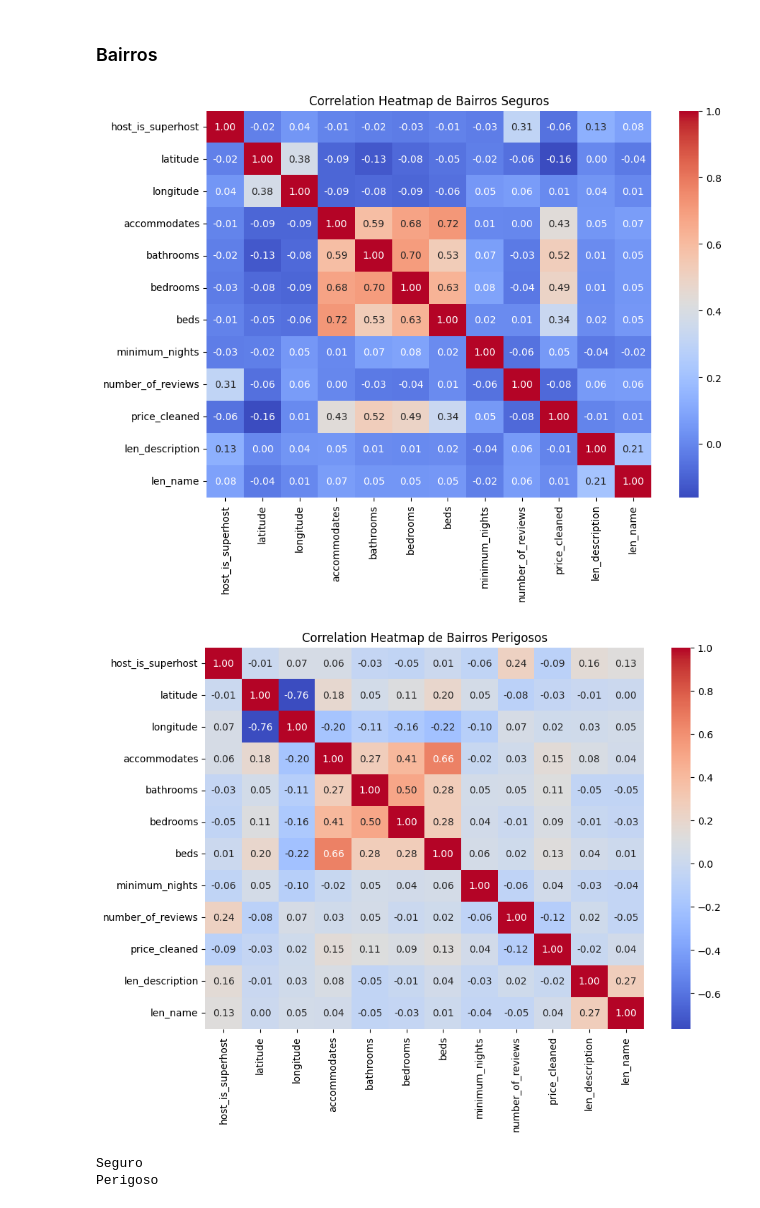
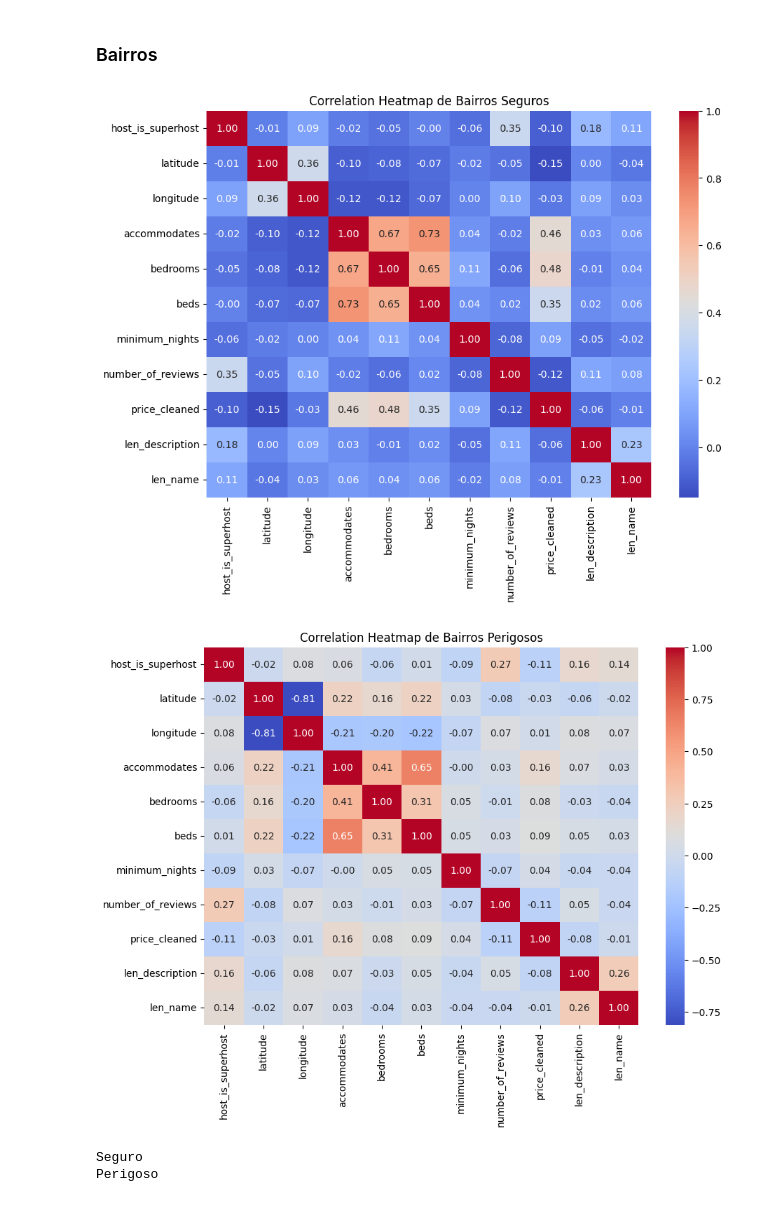
Before and after one commit to AlbertButzke/Air-BnB, a Jupyter notebook: notebooks/01_rio_de_janeiro_analysis.ipynb, the cells around one changed output. Cells and saved outputs as stored; diff of their text form; code cells hidden in the pictures.

```diff
--- a/notebooks/01_rio_de_janeiro_analysis.ipynb
+++ b/notebooks/01_rio_de_janeiro_analysis.ipynb
@@ -718,2 +750,4 @@ plt.show()
+# %%
+colunas_para_modelos.remove('review_scores_rating')
 # %% [markdown]
 # Previsão de Preços
@@ -722,4 +862,4 @@ plt.show()
 # %% [markdown]
 ### DecisionTree
-# %%
-colunas_para_modelos = ['id', 'latitude', 'longitude', 'host_is_superhost', 'bairro_perigoso', 'room_type', 'accommodates', 'bathrooms', 'bedrooms', 'beds', 'number_of_reviews', 'len_description', 'len_name', 'minimum_nights', 'price_cleaned'] #review_scores_rating
+# %%
+colunas_para_modelos.remove('bathrooms')
@@ -1034,40 +1191,39 @@ print(df_lasso[df_lasso['erro'] >=0.1].head())
 # %% [markdown]
 ### Bairros
 # %%
-colunas_desejadas = ['id', 'host_is_superhost', 'latitude', 'longitude', 'accommodates', 'bathrooms', 'bedrooms', 'beds', 'number_of_reviews', 'review_scores_rating', 'price_cleaned', 'minimum_nights', 'len_description', 'len_name']
+# colunas_desejadas = ['id', 'host_is_superhost', 'latitude', 'longitude', 'accommodates', 'bathrooms', 'bedrooms', 'beds', 'number_of_reviews', 'review_scores_rating', 'price_cleaned', 'minimum_nights', 'len_description', 'len_name']
 
 
 dfs_por_bairro = {
-    nome_grupo: dados[colunas_desejadas].dropna()
+    nome_grupo: dados[colunas_para_modelos].dropna()
     for nome_grupo, dados in df_treatment.groupby('bairro_perigoso')
 }
 # %%
-import seaborn as sns
 plt.figure(figsize=(10, 7))
 corr = dfs_por_bairro[0][[
     'host_is_superhost', 'latitude', 'longitude', 'accommodates',
-    'bathrooms', 'bedrooms', 'beds', 'minimum_nights', 'number_of_reviews',
+    'bedrooms', 'beds', 'minimum_nights', 'number_of_reviews',
     'price_cleaned', 'len_description', 'len_name'
-    # 'Todo o espaço', 'Quarto privativo', 'Quarto compartilhado' , 'review_scores_rating'
+    # 'Todo o espaço', 'Quarto privativo', 'Quarto compartilhado' , 'review_scores_rating', 'bathrooms',
     ]].dropna().corr()
 
 sns.heatmap(corr, annot=True, cmap='coolwarm', fmt='.2f')
 plt.title('Correlation Heatmap de Bairros Seguros')
 plt.show()
 
 corr = dfs_por_bairro[1][[
     'host_is_superhost', 'latitude', 'longitude', 'accommodates',
-    'bathrooms', 'bedrooms', 'beds', 'minimum_nights', 'number_of_reviews',
+    'bedrooms', 'beds', 'minimum_nights', 'number_of_reviews',
     'price_cleaned', 'len_description', 'len_name'
-    # 'Todo o espaço', 'Quarto privativo', 'Quarto compartilhado', 'review_scores_rating'
+    # 'Todo o espaço', 'Quarto privativo', 'Quarto compartilhado', 'review_scores_rating', 'bathrooms',
     ]].dropna().corr()
 
 plt.figure(figsize=(10, 7))
 sns.heatmap(corr, annot=True, cmap='coolwarm', fmt='.2f')
 plt.title('Correlation Heatmap de Bairros Perigosos')
 plt.show()
 # %% [output]
-[figure, old version]
+[figure, new version]
-[figure, old version]
+[figure, new version]
 # %%
 cat_cols = ['host_is_superhost']#, 'Todo o espaço', 'Quarto privativo', 'Quarto compartilhado']
```
Also changed, not shown: parts of 120 cells of this notebook.
